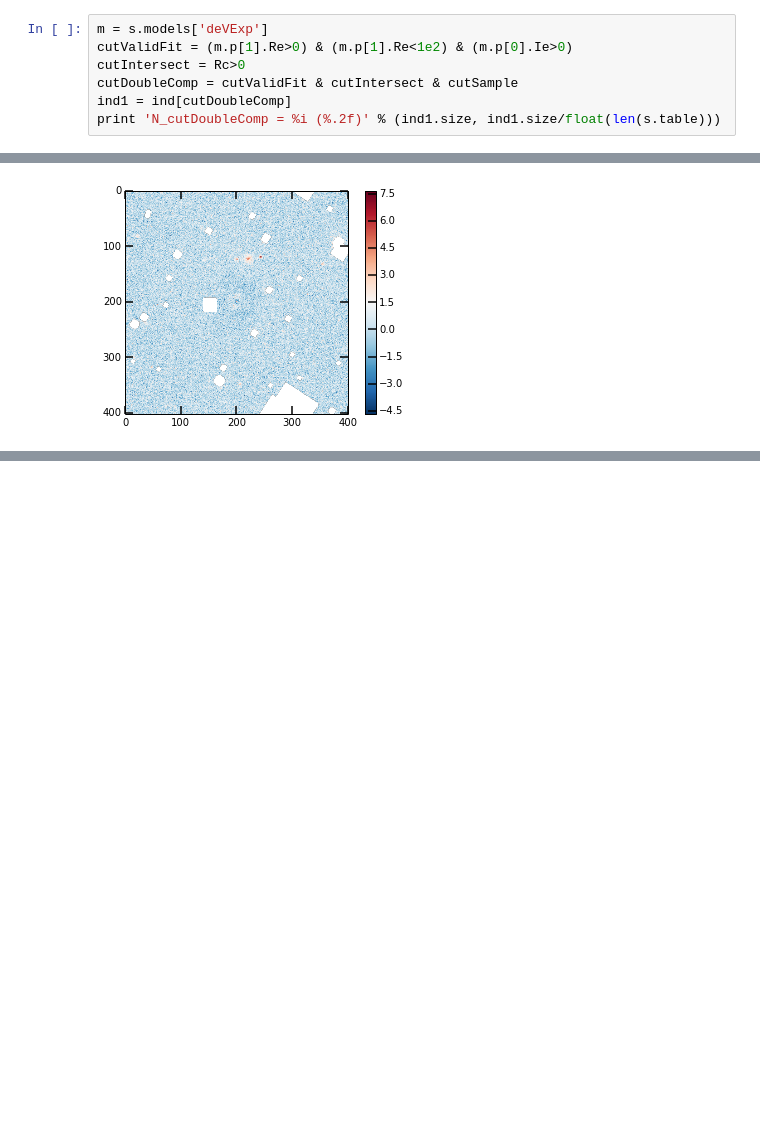
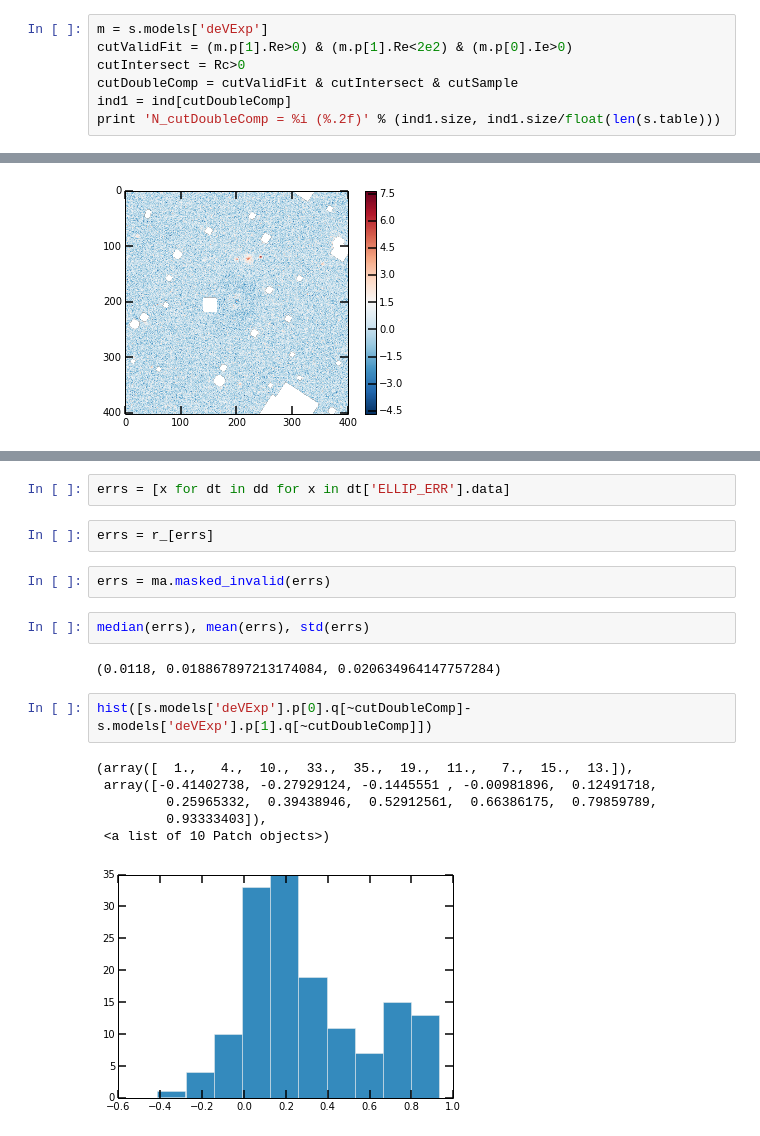
Before and after one commit to smoh/ETGOutskirts, a Jupyter notebook: 20141119/ExamineStamps.ipynb, the cells around one changed output, grey strips where cells are left out. Drawn from its saved outputs; the diff is of its cells as text; blank space fills up the shorter version.

```diff
--- a/20141119/ExamineStamps.ipynb
+++ b/20141119/ExamineStamps.ipynb
@@ -140,7 +142,7 @@ Rc = [Rcross(*(s.get_profile_comps(i, 'deVExp'))) for i in range(len(s.table))]
 Rc = atleast_1d(Rc)
 # %%
 m = s.models['deVExp']
-cutValidFit = (m.p[1].Re>0) & (m.p[1].Re<1e2) & (m.p[0].Ie>0)
+cutValidFit = (m.p[1].Re>0) & (m.p[1].Re<2e2) & (m.p[0].Ie>0)
 cutIntersect = Rc>0
 cutDoubleComp = cutValidFit & cutIntersect & cutSample
 ind1 = ind[cutDoubleComp]
@@ -501,0 +542,19 @@ colorbar()
+# %%
+errs = [x for dt in dd for x in dt['ELLIP_ERR'].data]
+# %%
+errs = r_[errs]
+# %%
+errs = ma.masked_invalid(errs)
+# %%
+median(errs), mean(errs), std(errs)
+# %% [output]
+(0.0118, 0.018867897213174084, 0.020634964147757284)
+# %%
+hist([s.models['deVExp'].p[0].q[~cutDoubleComp]-s.models['deVExp'].p[1].q[~cutDoubleComp]])
+# %% [output]
+(array([  1.,   4.,  10.,  33.,  35.,  19.,  11.,   7.,  15.,  13.]),
+ array([-0.41402738, -0.27929124, -0.1445551 , -0.00981896,  0.12491718,
+         0.25965332,  0.39438946,  0.52912561,  0.66386175,  0.79859789,
+         0.93333403]),
+ <a list of 10 Patch objects>)
+[figure, added]
```
Also changed, not shown: parts of 35 cells of this notebook, 3 other files.
